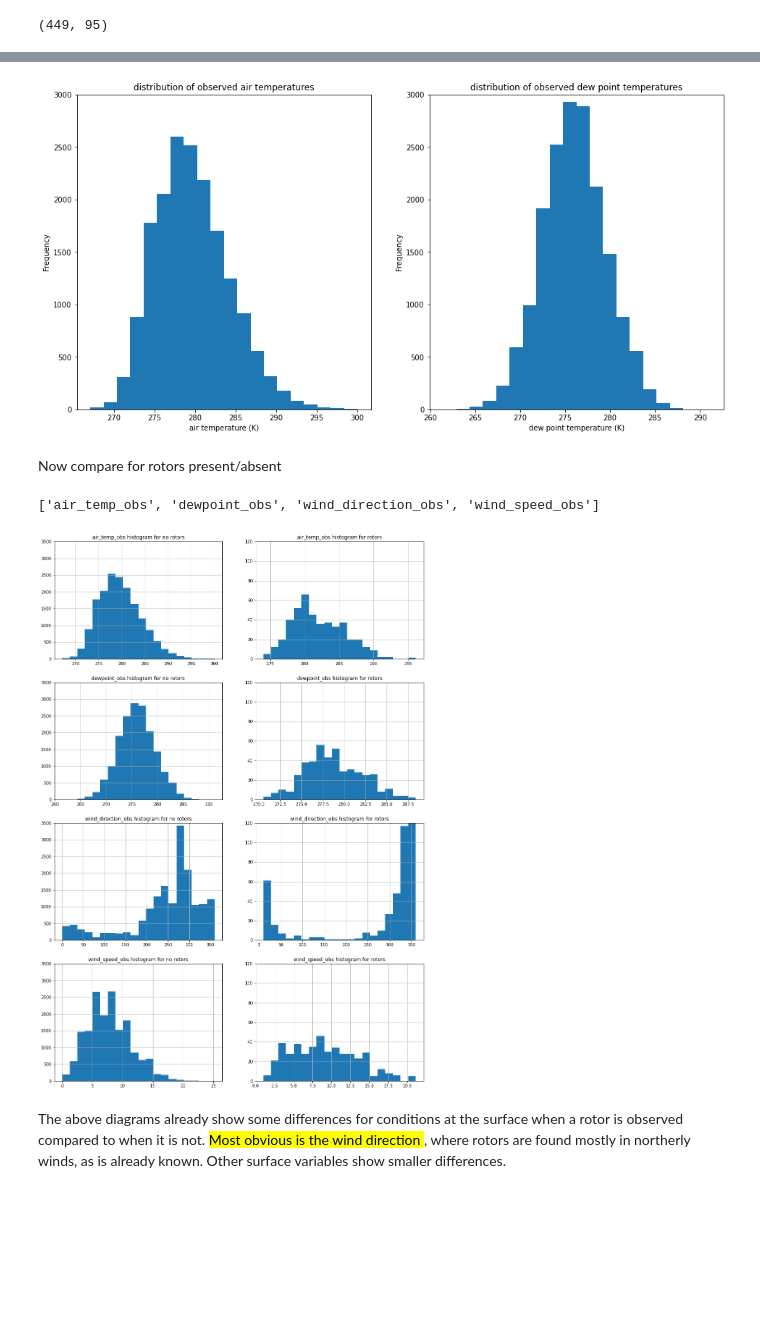
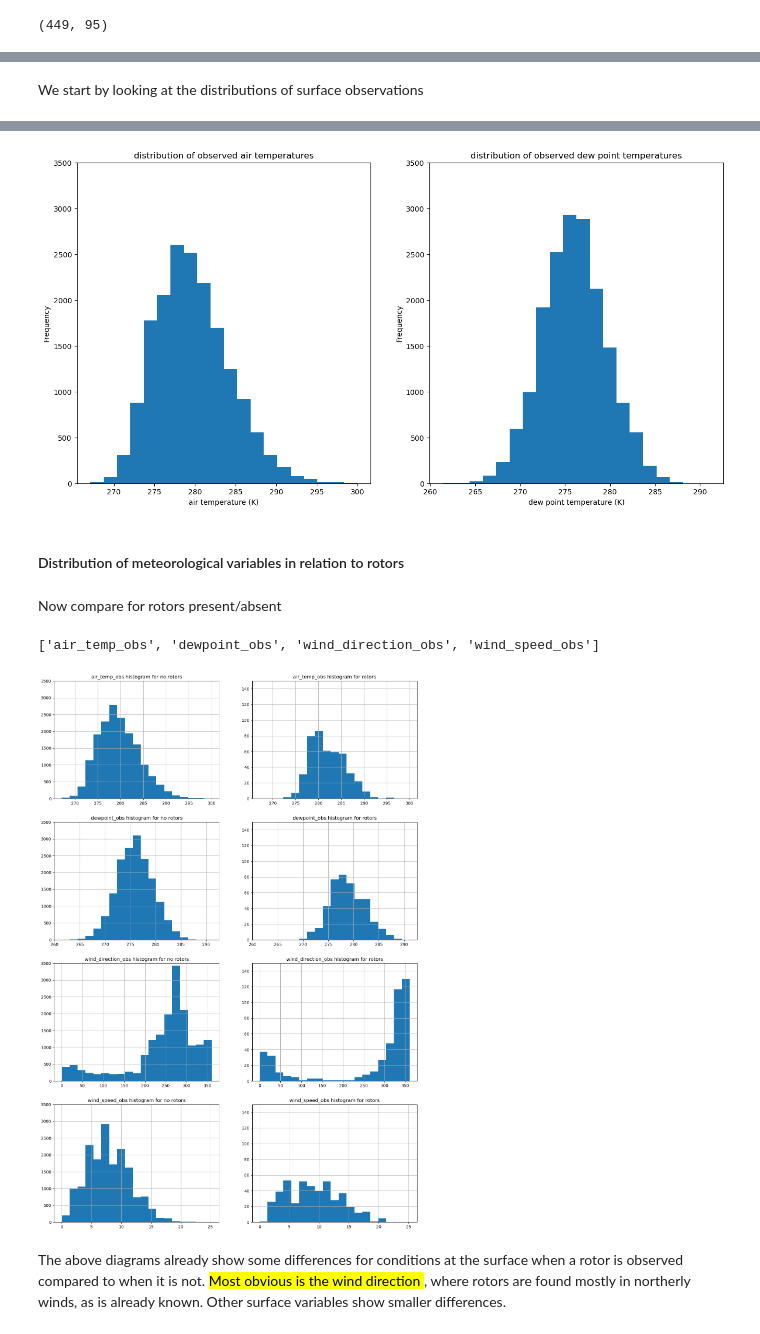
Before and after one commit to informatics-lab/ml_weather_tutorial, a Jupyter notebook: 01_data_exploration.ipynb, the cells around one changed output, grey strips where cells are left out. Drawn from its saved outputs; the diff is of its cells as text; code cells hidden in the pictures; blank space fills up the shorter version.

```diff
--- a/01_data_exploration.ipynb
+++ b/01_data_exploration.ipynb
@@ -231,3 +251,5 @@ We start by looking at the surface observations
+# %% [markdown]
+We start by looking at the distributions of surface observations
 # %%
 # Create figures
 fig1 = matplotlib.pyplot.figure('distribution_wind_spevalue_countsirection',
@@ -253,41 +275,47 @@ fig1 = matplotlib.pyplot.figure('distribution_temp_dewpoint', figsize=(16,8))
 ax1 = fig1.add_subplot(1,2,1,title='distribution of observed air temperatures')
 falklands_df['air_temp_obs'].plot.hist(ax=ax1,bins=20)
 ax1.set_xlabel('air temperature (K)',)
-ax1.set_ylim((0,3000))
+ax1.set_ylim((0,3500))
 ax1 = fig1.add_subplot(1,2,2,title='distribution of observed dew point temperatures')
 falklands_df['dewpoint_obs'].plot.hist(ax=ax1,bins=20)
 ax1.set_xlabel('dew point temperature (K)',)
-ax1.set_ylim((0,3000))
+ax1.set_ylim((0,3500))
 fig1.show()
 # %% [output]
-[figure, old version]
+[figure, new version]
+# %% [markdown]
+#### Distribution of meteorological variables in relation to rotors
 # %% [markdown]
 Now compare for rotors present/absent
 # %%
 # List of variables that we want to plot
 
 vars_to_plot = ['air_temp_obs', 'dewpoint_obs', 'wind_direction_obs', 'wind_speed_obs',]
 print(vars_to_plot)
 
 # Create plots
-fig1 = matplotlib.pyplot.figure('comparing rota events',
+fig1 = matplotlib.pyplot.figure('comparing rotor events',
                                 figsize=(16,6*len(vars_to_plot)))
 for ix1, var_name in enumerate(vars_to_plot):
+    # no rotors plot
     ax1 = fig1.add_subplot(len(vars_to_plot),2,ix1*2+1,
                            title=f'{var_name} histogram for no rotors')
+    bins=np.linspace(min(no_rotors_df[var_name]), max(no_rotors_df[var_name]), 20)
+    no_rotors_df[var_name].hist(bins=bins,ax=ax1)
+    ax1.set_ylim((0,3500))
+    xlim = ax1.get_xlim()
 
-    # no rotors plot
-    no_rotors_df[var_name].hist(bins=20,ax=ax1)
-    ax1.set_ylim((0,3500))
+    # Rotor plots
     ax1 = fig1.add_subplot(len(vars_to_plot),2,ix1*2+2,
                            title=f'{var_name} histogram for rotors')
+    rotors_present_df[var_name].hist(bins=bins,ax=ax1)
+    ax1.set_ylim((0,150))
+    ax1.set_xlim(xlim)
 
-    # Rotor plots
-    rotors_present_df[var_name].hist(bins=20,ax=ax1)
-    ax1.set_ylim((0,120))
+
 fig1.show()
 # %% [output]
 ['air_temp_obs', 'dewpoint_obs', 'wind_direction_obs', 'wind_speed_obs']
-[figure, old version]
+[figure, new version]
 # %% [markdown]
 The above diagrams already show some differences for conditions at the surface when a rotor is observed compared to when it is not. <Mark> Most obvious is the wind direction </mark>, where rotors are found mostly in northerly winds, as is already known. Other surface variables show smaller differences.
```
Also changed, not shown: parts of 28 cells of this notebook.
